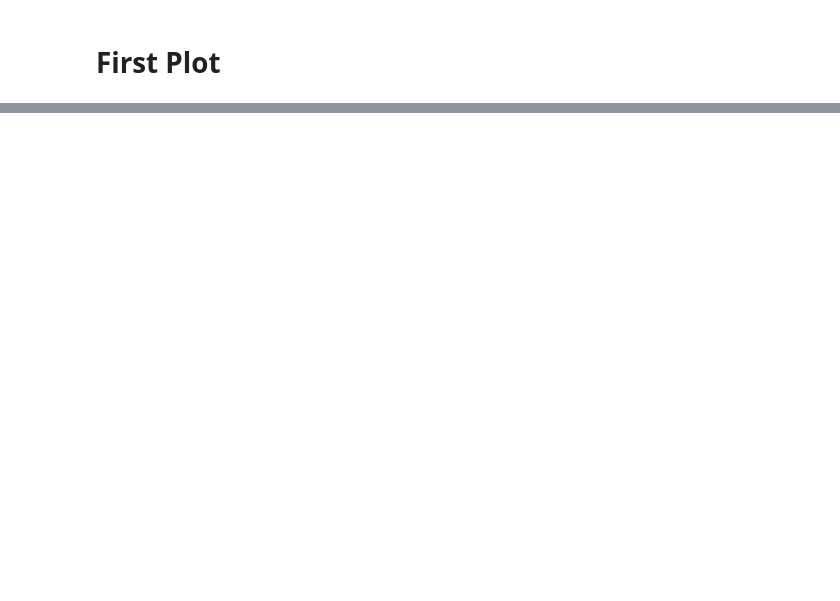
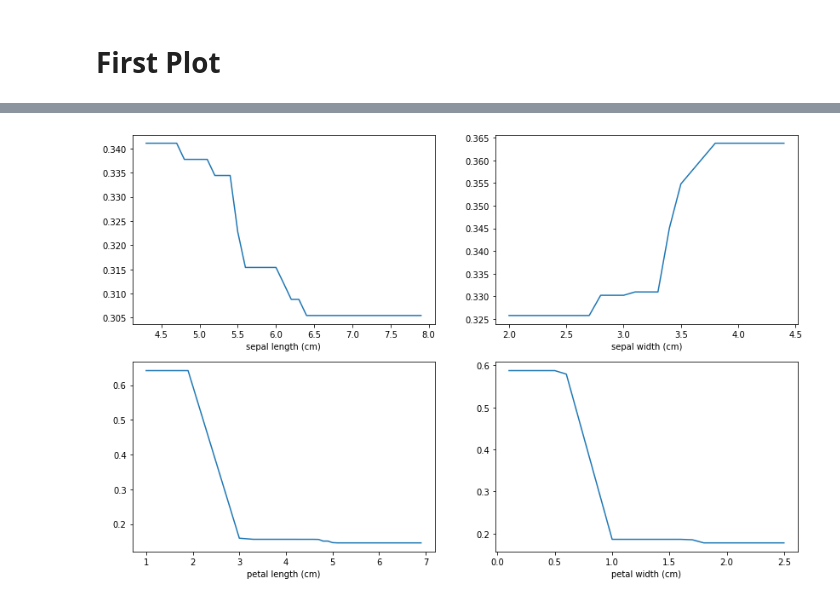
Before and after one commit to thomasjpfan/sklearn_plot_api, a Jupyter notebook: partial_dependence.ipynb, the cells around one changed output, grey strips where cells are left out. Cells and saved outputs as stored; diff of their text form; code cells hidden in the pictures; blank space fills up the shorter version.

```diff
--- a/partial_dependence.ipynb
+++ b/partial_dependence.ipynb
@@ -37 +48,7 @@ viz = plot_partial_dependence(est, X, features, feature_names=[names[i] for i in
+# %%
+from sklearn_plot_api import plot_partial_dependence
+features = [0, 1, 2, 3]
+viz = plot_partial_dependence(dtree, X, features, feature_names=[names[i] for i in features])
+# %% [output]
+[figure, added]
 # %% [markdown]
```
Also changed, not shown: parts of 11 cells of this notebook, 1 other file.
